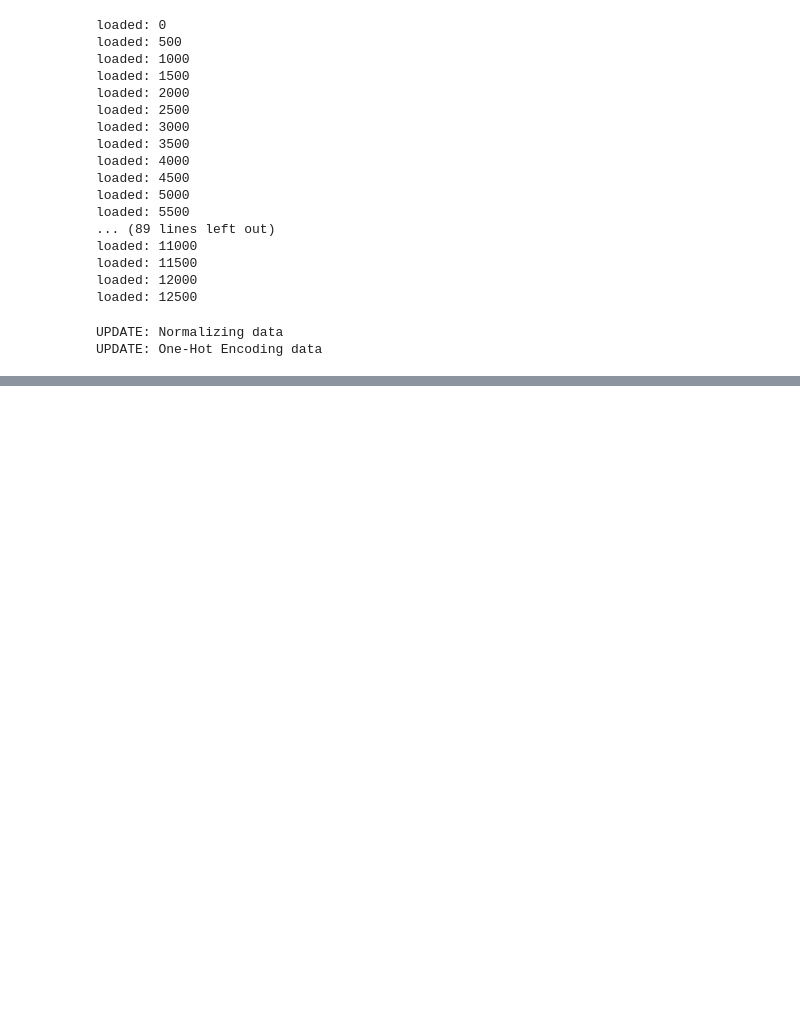
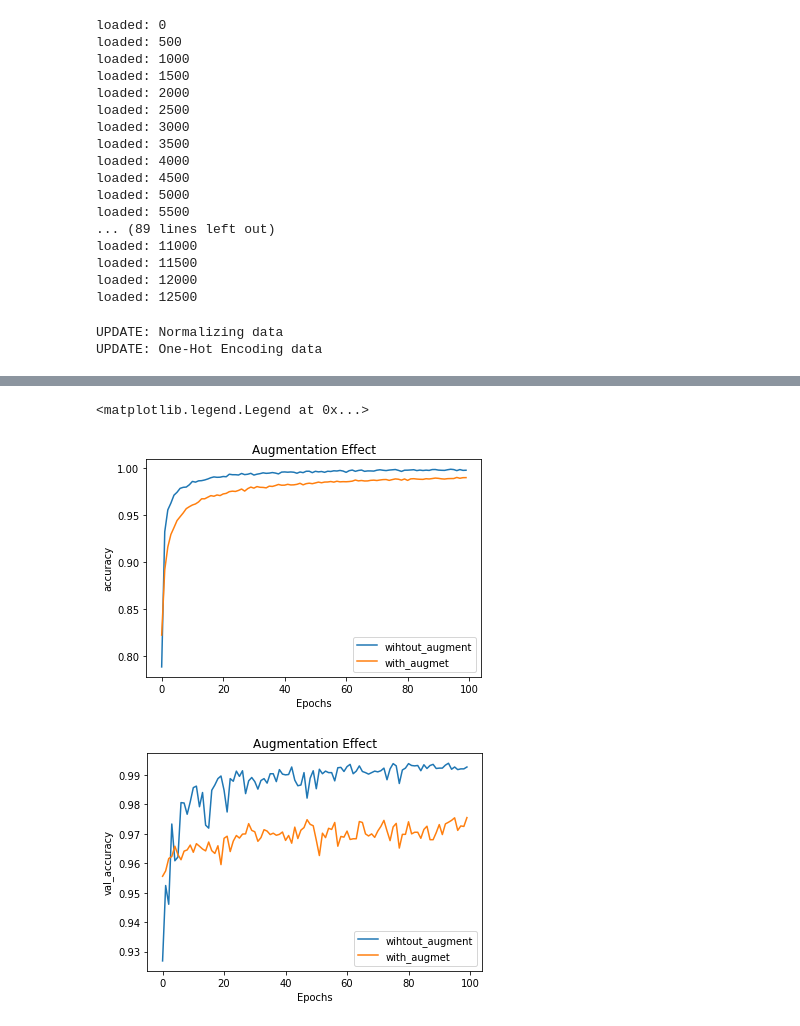
Before and after one commit to soheil647/NeuralNetwork-DeepLearning, a Jupyter notebook: German_Traffic_Sign/main.ipynb, the cells around one changed output, grey strips where cells are left out. Saved outputs shown, nothing was run; the diff lists cells and outputs as text; code cells hidden in the pictures; blank space fills up the shorter version.

Commit message:
German Traffic Network Augmentaion failed

```diff
--- a/German_Traffic_Sign/main.ipynb
+++ b/German_Traffic_Sign/main.ipynb
@@ -195,0 +399,17 @@ plt.show()
+# %%
+learning_rate = 0.001
+epochs = 100
+batch_size = 64
+optimizer = Adam(lr=learning_rate, decay=learning_rate / (epochs))
+model_without_augment = RoadSignClassifier.createCNN(width=30, height=30, depth=3, classes=43)
+model_with_augment = RoadSignClassifier.createCNN(width=30, height=30, depth=3, classes=43)
+# %%
+model_without_augment.compile(optimizer=optimizer, loss="categorical_crossentropy", metrics=["accuracy"])
+model_without_augment_fit = model_without_augment.fit(
+    x=trainX,
+    y=trainY,
+    batch_size=batch_size,
+    epochs=epochs,
+    validation_split=0.2,
+    class_weight=class_weight,
+    verbose=1)
@@ -196,9 +434,6 @@ plt.show()
 # %%
-learning_rate = 0.001
-epochs = 20
-batch_size = 64
-model.compile(optimizer=optimizer, loss="categorical_crossentropy", metrics=["accuracy"])
-fit = model.fit(
+model_with_augment.compile(optimizer=optimizer, loss="categorical_crossentropy", metrics=["accuracy"])
+model_with_augment_fit = model_without_augment.fit(
     data_aug.flow(trainX, trainY, batch_size=batch_size),
     epochs=epochs,
     validation_data=(testX, testY),
@@ -238,0 +466,22 @@ plt.legend(['acc', 'val_acc'])
+# %%
+history_without_augment = model_without_augment_fit.history
+history_with_augment = model_with_augment_fit.history
+# %%
+plt.title("Augmentation Effect")
+plt.xlabel('Epochs')
+plt.ylabel('accuracy')
+plt.plot(history_without_augment['accuracy'])
+plt.plot(history_with_augment['accuracy'])
+plt.legend(['wihtout_augment', 'with_augmet'])
+
+plt.figure()
+plt.title("Augmentation Effect")
+plt.xlabel('Epochs')
+plt.ylabel('val_accuracy')
+plt.plot(history_without_augment['val_accuracy'])
+plt.plot(history_with_augment['val_accuracy'])
+plt.legend(['wihtout_augment', 'with_augmet'])
+# %% [output]
+<matplotlib.legend.Legend at 0x...>
+[figure, added]
+[figure, added]
```
Also changed, not shown: parts of 29 cells of this notebook.
